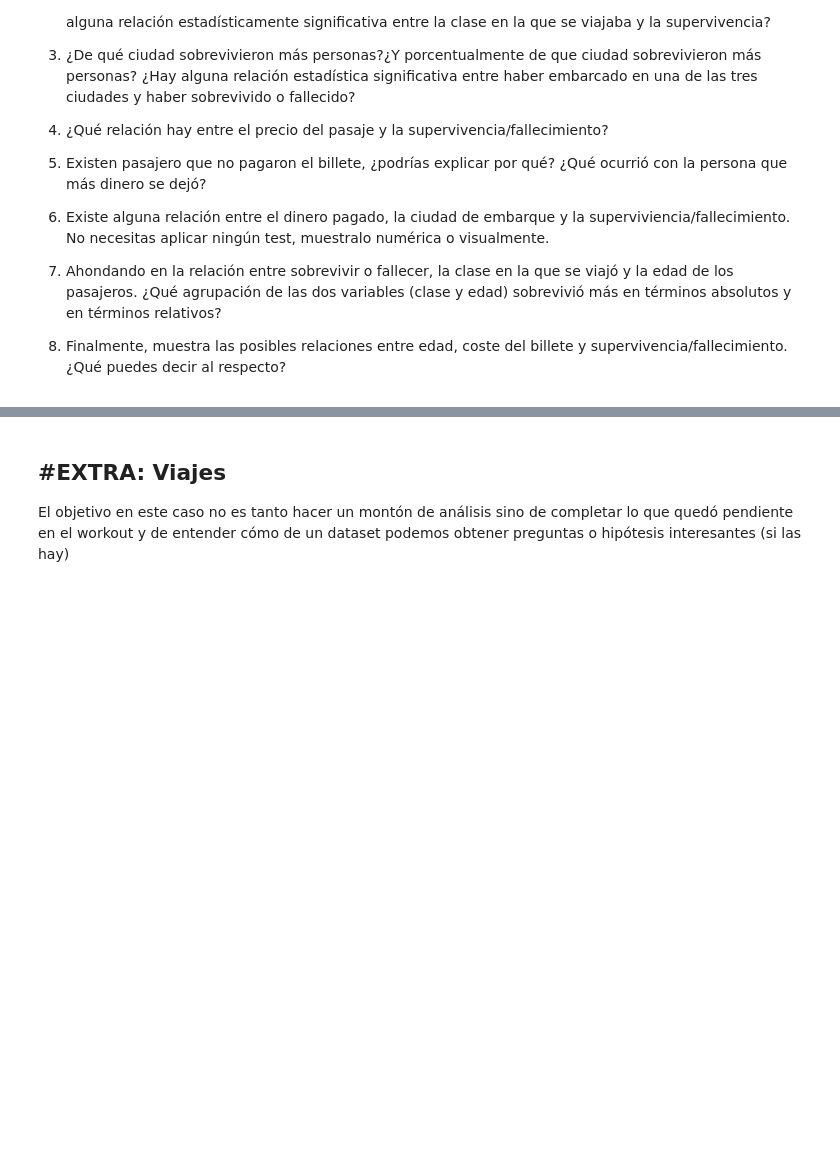
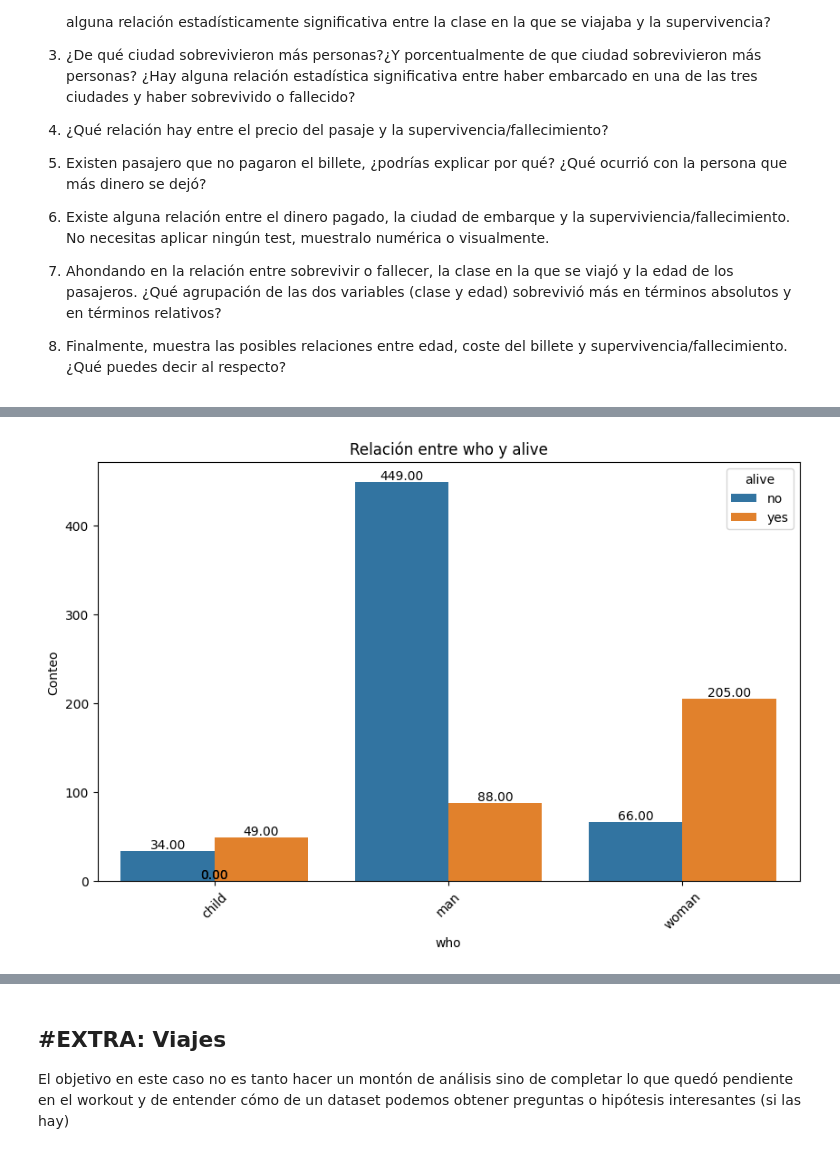
Before and after one commit to Apriroca/repo_ejercicios_ds_ana, a Jupyter notebook: 03_Data_Analysis/Sprint_07/Unidad_02_Estadistica_Descriptiva_Multivariante/03_Practica_Obligatoria/18_Practica_Obligatoria_Multivariante.ipynb, the cells around one changed output, grey strips where cells are left out. Saved outputs shown, nothing was run; the diff lists cells and outputs as text; code cells hidden in the pictures; blank space fills up the shorter version.

```diff
--- a/03_Data_Analysis/Sprint_07/Unidad_02_Estadistica_Descriptiva_Multivariante/03_Practica_Obligatoria/18_Practica_Obligatoria_Multivariante.ipynb
+++ b/03_Data_Analysis/Sprint_07/Unidad_02_Estadistica_Descriptiva_Multivariante/03_Practica_Obligatoria/18_Practica_Obligatoria_Multivariante.ipynb
@@ -116,0 +137,5 @@ Realiza los análisis bivariantes o multivariantes que necesites, así como los
+# %%
+# Gráfico absoluto
+plot_categorical_relationship_fin(df_titanic, 'who', 'alive', show_values=True)
+# %% [output]
+[figure, added]
```
Also changed, not shown: parts of 10 cells of this notebook.
